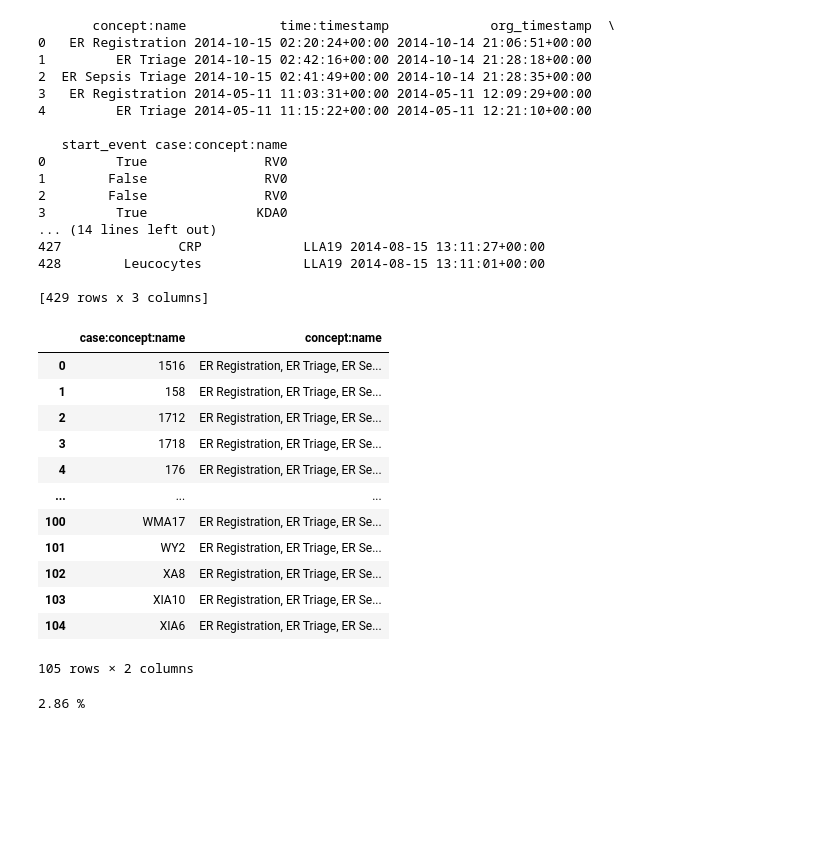
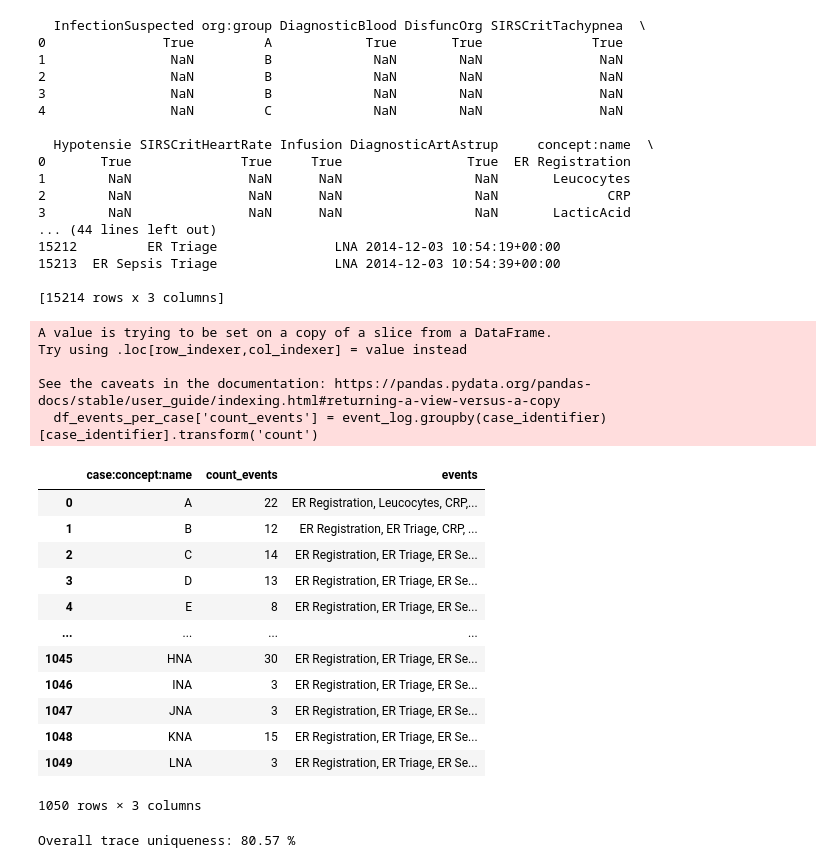
Before and after one commit to fahaerte/privacy_confidentiality_in_process_mining, a Jupyter notebook: SEPSIS_analysis/Sepsis_Analysis.ipynb, the cells around one changed output. Cells and saved outputs as stored; diff of their text form; code cells hidden in the pictures; blank space fills up the shorter version.

```diff
--- a/SEPSIS_analysis/Sepsis_Analysis.ipynb
+++ b/SEPSIS_analysis/Sepsis_Analysis.ipynb
@@ -27,4 +27,4 @@ def import_xes(file_path):
     return event_log
 
 
-event_log_path = 'output/Sepsis_alpha10_b1_gamma0.049999999999999996_epsilon40_delta0.001.xes'
+event_log_path = 'data/Sepsis.xes'
@@ -36,23 +54,23 @@ print(event_log.head())
 print(event_log.columns)
 print(event_log[['concept:name', 'case:concept:name', 'time:timestamp']])
 # %% [output]
-       concept:name            time:timestamp             org_timestamp  \
-0   ER Registration 2014-10-15 02:20:24+00:00 2014-10-14 21:06:51+00:00
-1         ER Triage 2014-10-15 02:42:16+00:00 2014-10-14 21:28:18+00:00
-2  ER Sepsis Triage 2014-10-15 02:41:49+00:00 2014-10-14 21:28:35+00:00
-3   ER Registration 2014-05-11 11:03:31+00:00 2014-05-11 12:09:29+00:00
-4         ER Triage 2014-05-11 11:15:22+00:00 2014-05-11 12:21:10+00:00
+  InfectionSuspected org:group DiagnosticBlood DisfuncOrg SIRSCritTachypnea  \
+0               True         A            True       True              True
+1                NaN         B             NaN        NaN               NaN
+2                NaN         B             NaN        NaN               NaN
+3                NaN         B             NaN        NaN               NaN
+4                NaN         C             NaN        NaN               NaN
 
-   start_event case:concept:name
-0         True               RV0
-1        False               RV0
-2        False               RV0
-3         True              KDA0
-... (14 lines left out)
-427               CRP             LLA19 2014-08-15 13:11:27+00:00
-428        Leucocytes             LLA19 2014-08-15 13:11:01+00:00
+  Hypotensie SIRSCritHeartRate Infusion DiagnosticArtAstrup     concept:name  \
+0       True              True     True                True  ER Registration
+1        NaN               NaN      NaN                 NaN       Leucocytes
+2        NaN               NaN      NaN                 NaN              CRP
+3        NaN               NaN      NaN                 NaN       LacticAcid
+... (44 lines left out)
+15212         ER Triage               LNA 2014-12-03 10:54:19+00:00
+15213  ER Sepsis Triage               LNA 2014-12-03 10:54:39+00:00
 
-[429 rows x 3 columns]
+[15214 rows x 3 columns]
 # %%
 # cols specifies the attributes which should be taken into account to compute the uniqueness
 def compute_uniqueness(df, cols):
@@ -63,28 +81,41 @@ def compute_uniqueness(df, cols):
 # %%
 # Now let's focus on the uniqueness of traces
 case_identifier = 'case:concept:name'
 event_identifier = 'concept:name'
-df_events_per_case = event_log.groupby(case_identifier)[event_identifier].agg(lambda x: ', '.join(str(val).strip() for val in x if pd.notna(val))).reset_index()
+df_events_per_case = event_log[[case_identifier, event_identifier]]
+df_events_per_case['count_events'] = event_log.groupby(case_identifier)[case_identifier].transform('count')
+df_events_per_case = df_events_per_case.drop(event_identifier, axis=1)
+df_events_per_case = df_events_per_case.drop_duplicates()
+
+events = event_log.groupby(case_identifier)[event_identifier].agg(lambda x: ', '.join(str(val).strip() for val in x if pd.notna(val))).reset_index()
+events.columns = [case_identifier, 'events']
+df_events_per_case = pd.merge(df_events_per_case, events, on=case_identifier, how='left')
+
 df_events_per_case
 # %% [output]
+A value is trying to be set on a copy of a slice from a DataFrame.
+Try using .loc[row_indexer,col_indexer] = value instead
+
+See the caveats in the documentation: https://pandas.pydata.org/pandas-docs/stable/user_guide/indexing.html#returning-a-view-versus-a-copy
+  df_events_per_case['count_events'] = event_log.groupby(case_identifier)[case_identifier].transform('count')
-|  | case:concept:name | concept:name |
-| 0 | 1516 | ER Registration, ER Triage, ER Se... |
-| 1 | 158 | ER Registration, ER Triage, ER Se... |
-| 2 | 1712 | ER Registration, ER Triage, ER Se... |
-| 3 | 1718 | ER Registration, ER Triage, ER Se... |
-| 4 | 176 | ER Registration, ER Triage, ER Se... |
-| ... | ... | ... |
-| 100 | WMA17 | ER Registration, ER Triage, ER Se... |
-| 101 | WY2 | ER Registration, ER Triage, ER Se... |
-| 102 | XA8 | ER Registration, ER Triage, ER Se... |
-| 103 | XIA10 | ER Registration, ER Triage, ER Se... |
-| 104 | XIA6 | ER Registration, ER Triage, ER Se... |
+|  | case:concept:name | count_events | events |
+| 0 | A | 22 | ER Registration, Leucocytes, CRP,... |
+| 1 | B | 12 | ER Registration, ER Triage, CRP, ... |
+| 2 | C | 14 | ER Registration, ER Triage, ER Se... |
+| 3 | D | 13 | ER Registration, ER Triage, ER Se... |
+| 4 | E | 8 | ER Registration, ER Triage, ER Se... |
+| ... | ... | ... | ... |
+| 1045 | HNA | 30 | ER Registration, ER Triage, ER Se... |
+| 1046 | INA | 3 | ER Registration, ER Triage, ER Se... |
+| 1047 | JNA | 3 | ER Registration, ER Triage, ER Se... |
+| 1048 | KNA | 15 | ER Registration, ER Triage, ER Se... |
+| 1049 | LNA | 3 | ER Registration, ER Triage, ER Se... |
-105 rows × 2 columns
+1050 rows × 3 columns
 # %%
-uniqueness_of_traces = compute_uniqueness(df_events_per_case, event_identifier)
-print("{} %".format(uniqueness_of_traces))
+uniqueness_of_traces = compute_uniqueness(df_events_per_case, 'events')
+print("Overall trace uniqueness: {} %".format(uniqueness_of_traces))
 # %% [output]
-2.86 %
+Overall trace uniqueness: 80.57 %
 # %%
 # Compute the uniqueness of each activity --> With which probability can I reidentify a case (trace) given that a specific activity is contained in the trace
 total_amount_traces = df_events_per_case.shape[0]
```
Also changed, not shown: parts of 5 cells of this notebook.
